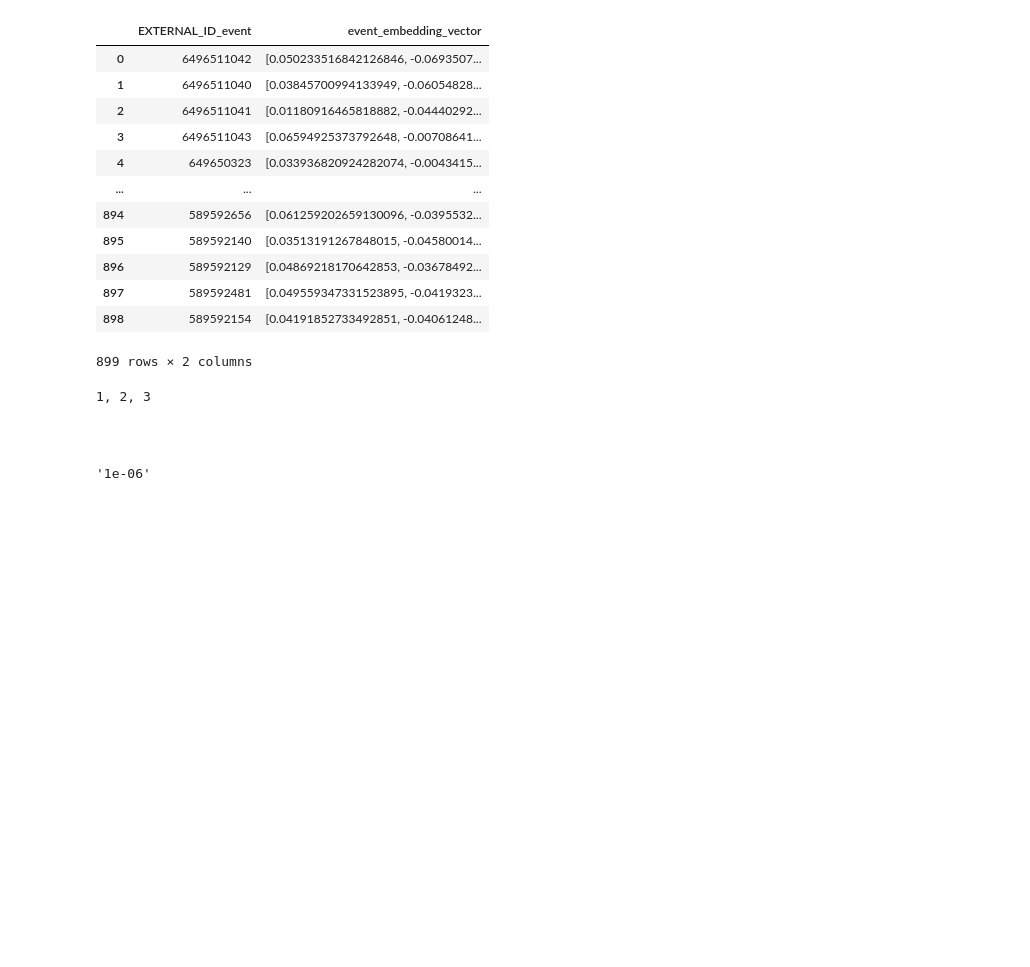
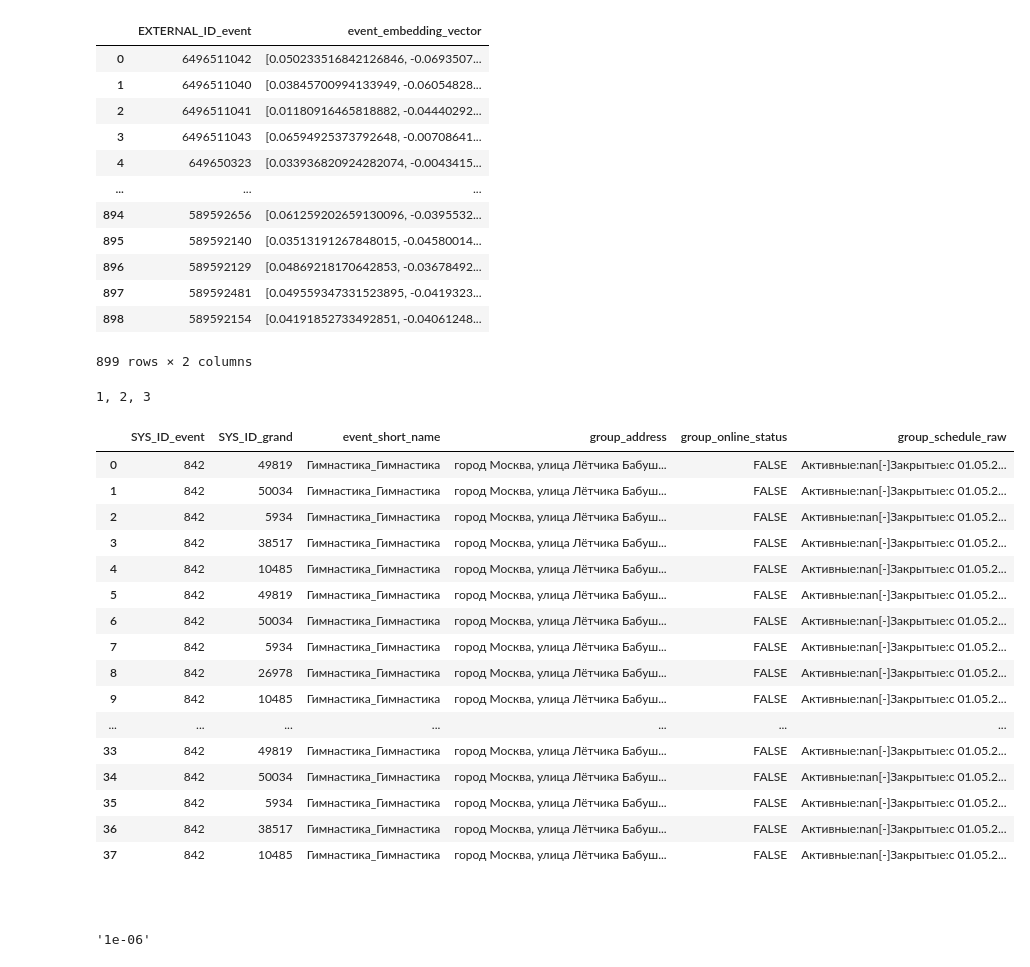
Before and after one commit to fitagdinov/MIRA, a Jupyter notebook: modelService/main.ipynb, the cells around one changed output. Drawn from its saved outputs; the diff is of its cells as text; code cells hidden in the pictures; blank space fills up the shorter version.

```diff
--- a/modelService/main.ipynb
+++ b/modelService/main.ipynb
@@ -64,3 +68,23 @@ data
+# %%
+utils.get_group_info(19601)
+# %% [output]
+|  | SYS_ID_event | SYS_ID_grand | event_short_name | group_address | group_online_status | group_schedule_raw |
+| 0 | 842 | 49819 | Гимнастика_Гимнастика | город Москва, улица Лётчика Бабуш... | FALSE | Активные:nan[-]Закрытые:c 01.05.2... |
+| 1 | 842 | 50034 | Гимнастика_Гимнастика | город Москва, улица Лётчика Бабуш... | FALSE | Активные:nan[-]Закрытые:c 01.05.2... |
+| 2 | 842 | 5934 | Гимнастика_Гимнастика | город Москва, улица Лётчика Бабуш... | FALSE | Активные:nan[-]Закрытые:c 01.05.2... |
+| 3 | 842 | 38517 | Гимнастика_Гимнастика | город Москва, улица Лётчика Бабуш... | FALSE | Активные:nan[-]Закрытые:c 01.05.2... |
+| 4 | 842 | 10485 | Гимнастика_Гимнастика | город Москва, улица Лётчика Бабуш... | FALSE | Активные:nan[-]Закрытые:c 01.05.2... |
+| 5 | 842 | 49819 | Гимнастика_Гимнастика | город Москва, улица Лётчика Бабуш... | FALSE | Активные:nan[-]Закрытые:c 01.05.2... |
+| 6 | 842 | 50034 | Гимнастика_Гимнастика | город Москва, улица Лётчика Бабуш... | FALSE | Активные:nan[-]Закрытые:c 01.05.2... |
+| 7 | 842 | 5934 | Гимнастика_Гимнастика | город Москва, улица Лётчика Бабуш... | FALSE | Активные:nan[-]Закрытые:c 01.05.2... |
+| 8 | 842 | 26978 | Гимнастика_Гимнастика | город Москва, улица Лётчика Бабуш... | FALSE | Активные:nan[-]Закрытые:c 01.05.2... |
+| 9 | 842 | 10485 | Гимнастика_Гимнастика | город Москва, улица Лётчика Бабуш... | FALSE | Активные:nan[-]Закрытые:c 01.05.2... |
+| ... | ... | ... | ... | ... | ... | ... |
+| 33 | 842 | 49819 | Гимнастика_Гимнастика | город Москва, улица Лётчика Бабуш... | FALSE | Активные:nan[-]Закрытые:c 01.05.2... |
+| 34 | 842 | 50034 | Гимнастика_Гимнастика | город Москва, улица Лётчика Бабуш... | FALSE | Активные:nan[-]Закрытые:c 01.05.2... |
+| 35 | 842 | 5934 | Гимнастика_Гимнастика | город Москва, улица Лётчика Бабуш... | FALSE | Активные:nan[-]Закрытые:c 01.05.2... |
+| 36 | 842 | 38517 | Гимнастика_Гимнастика | город Москва, улица Лётчика Бабуш... | FALSE | Активные:nan[-]Закрытые:c 01.05.2... |
+| 37 | 842 | 10485 | Гимнастика_Гимнастика | город Москва, улица Лётчика Бабуш... | FALSE | Активные:nan[-]Закрытые:c 01.05.2... |
 # %% [markdown]
 ##
 # %%
```
Also changed, not shown: parts of 1 cell of this notebook, 3 other files.
